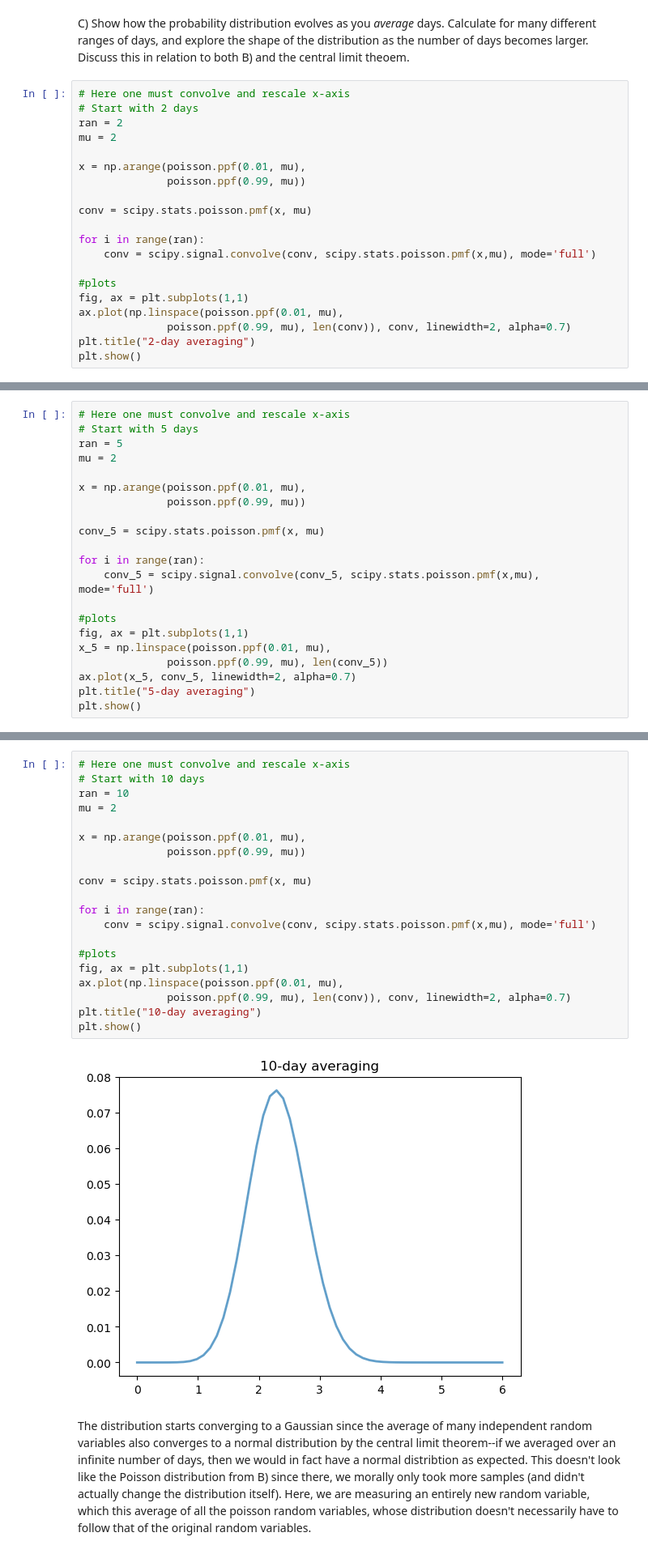
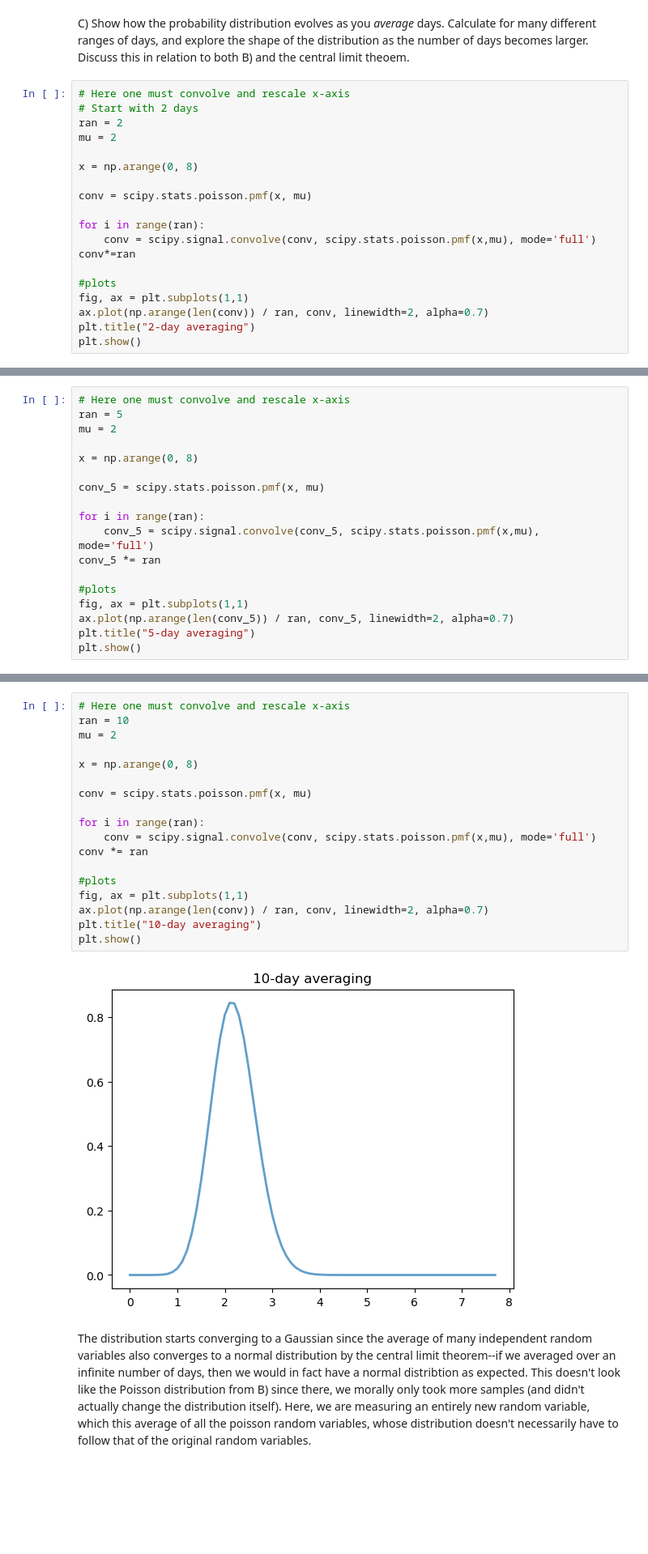
Before and after one commit to samibadalkhan/PHYS_434_Codebase, a Jupyter notebook: Lab_2/lab_2.ipynb, the cells around one changed output, grey strips where cells are left out. Shown at 81% size. Cells and saved outputs as stored; diff of their text form; blank space fills up the shorter version.

```diff
--- a/Lab_2/lab_2.ipynb
+++ b/Lab_2/lab_2.ipynb
@@ -124,18 +125,17 @@ relation to both B) and the central limit theoem.
 ran = 2
 mu = 2
 
-x = np.arange(poisson.ppf(0.01, mu),
-              poisson.ppf(0.99, mu))
+x = np.arange(0, 8)
 
 conv = scipy.stats.poisson.pmf(x, mu)
 
 for i in range(ran):
     conv = scipy.signal.convolve(conv, scipy.stats.poisson.pmf(x,mu), mode='full')
+conv*=ran
 
 #plots
 fig, ax = plt.subplots(1,1)
-ax.plot(np.linspace(poisson.ppf(0.01, mu),
-              poisson.ppf(0.99, mu), len(conv)), conv, linewidth=2, alpha=0.7)
+ax.plot(np.arange(len(conv)) / ran, conv, linewidth=2, alpha=0.7)
 plt.title("2-day averaging")
 plt.show()
 # %% [output]
@@ -143,22 +143,19 @@ plt.show()
 # %%
 # Here one must convolve and rescale x-axis
-# Start with 5 days
 ran = 5
 mu = 2
 
-x = np.arange(poisson.ppf(0.01, mu),
-              poisson.ppf(0.99, mu))
+x = np.arange(0, 8)
 
 conv_5 = scipy.stats.poisson.pmf(x, mu)
 
 for i in range(ran):
     conv_5 = scipy.signal.convolve(conv_5, scipy.stats.poisson.pmf(x,mu), mode='full')
+conv_5 *= ran
 
 #plots
 fig, ax = plt.subplots(1,1)
-x_5 = np.linspace(poisson.ppf(0.01, mu),
-              poisson.ppf(0.99, mu), len(conv_5))
-ax.plot(x_5, conv_5, linewidth=2, alpha=0.7)
+ax.plot(np.arange(len(conv_5)) / ran, conv_5, linewidth=2, alpha=0.7)
 plt.title("5-day averaging")
 plt.show()
 # %% [output]
@@ -166,25 +163,23 @@ plt.show()
 # %%
 # Here one must convolve and rescale x-axis
-# Start with 10 days
 ran = 10
 mu = 2
 
-x = np.arange(poisson.ppf(0.01, mu),
-              poisson.ppf(0.99, mu))
+x = np.arange(0, 8)
 
 conv = scipy.stats.poisson.pmf(x, mu)
 
 for i in range(ran):
     conv = scipy.signal.convolve(conv, scipy.stats.poisson.pmf(x,mu), mode='full')
+conv *= ran
 
 #plots
 fig, ax = plt.subplots(1,1)
-ax.plot(np.linspace(poisson.ppf(0.01, mu),
-              poisson.ppf(0.99, mu), len(conv)), conv, linewidth=2, alpha=0.7)
+ax.plot(np.arange(len(conv)) / ran, conv, linewidth=2, alpha=0.7)
 plt.title("10-day averaging")
 plt.show()
 # %% [output]
-[figure, old version]
+[figure, new version]
 # %% [markdown]
 The distribution starts converging to a Gaussian since the average of many independent random variables also converges to a normal distribution by the central limit theorem--if we averaged over an infinite number of days, then we would in fact have a normal distribtion as expected. This doesn't look like the Poisson distribution from B) since there, we morally only took more samples (and didn't actually change the distribution itself). Here, we are measuring an entirely new random variable, which this average of all the poisson random variables, whose distribution doesn't necessarily have to follow that of the original random variables.
 # %% [markdown]
```
Also changed, not shown: parts of 31 cells of this notebook.
